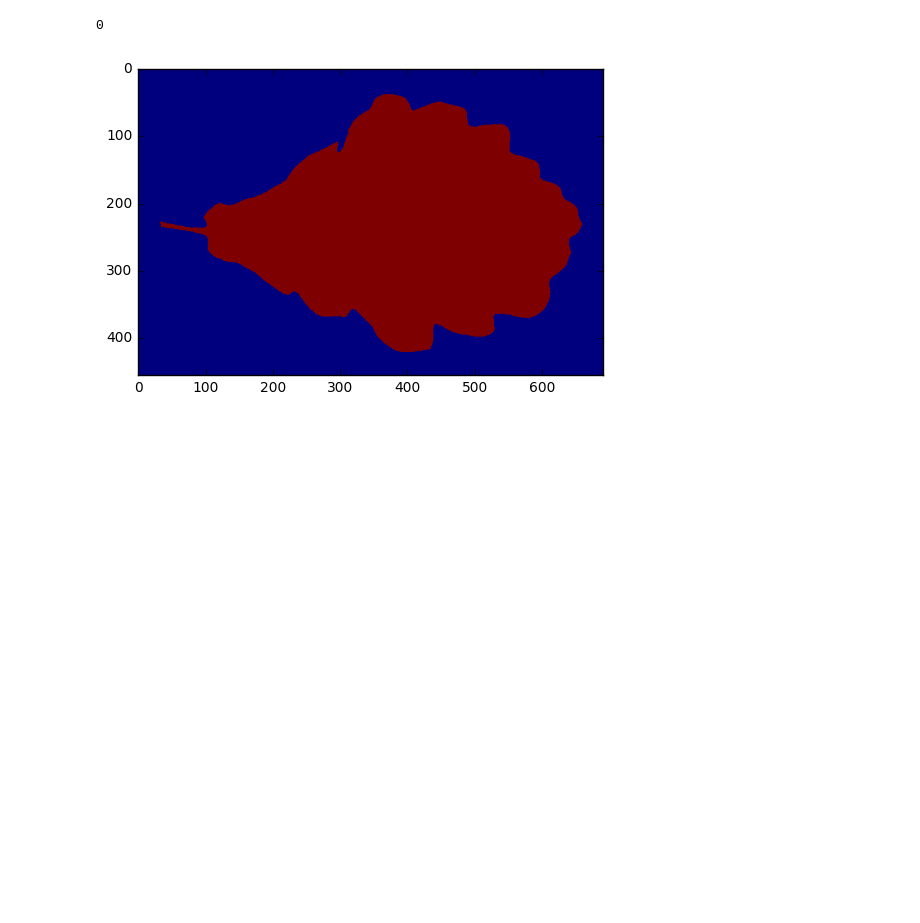
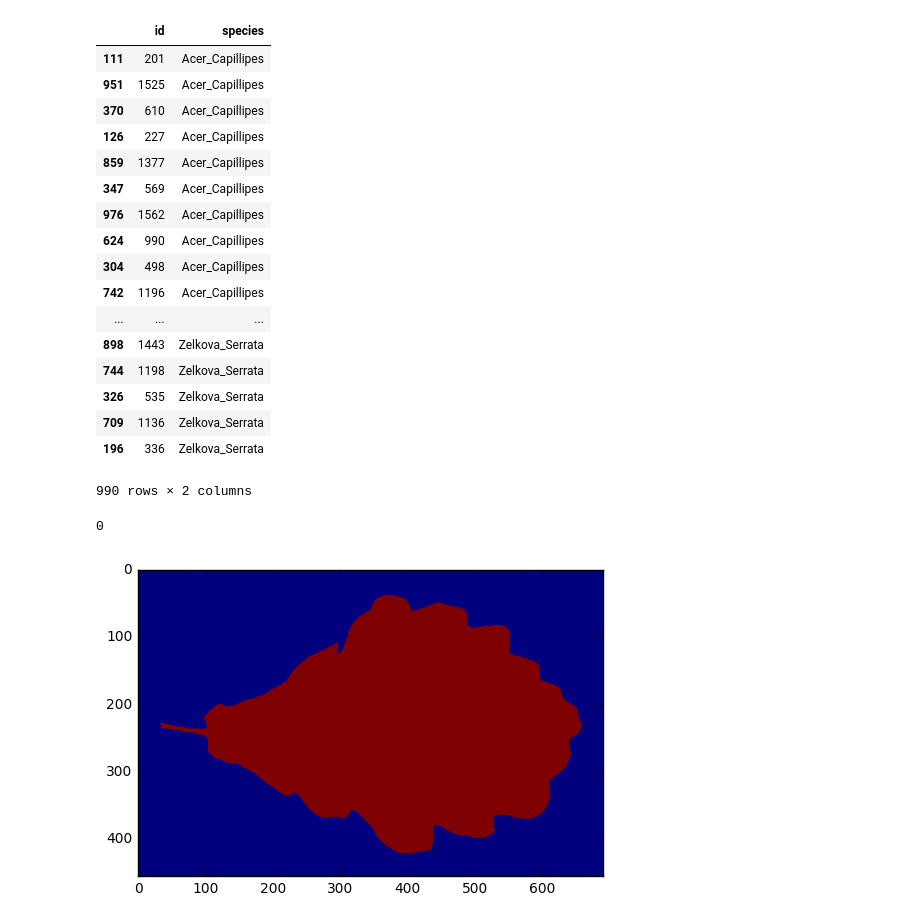
Before and after one commit to pearcewashabaugh/leaf_classifier, a Jupyter notebook: Basic_Stuff.ipynb, the cells around one changed output. Saved outputs shown, nothing was run; the diff lists cells and outputs as text; code cells hidden in the pictures; blank space fills up the shorter version.

```diff
--- a/Basic_Stuff.ipynb
+++ b/Basic_Stuff.ipynb
@@ -35,3 +35,24 @@ id_species_train
+# %%
+id_species_train_alph
+# %% [output]
+|  | id | species |
+| 111 | 201 | Acer_Capillipes |
+| 951 | 1525 | Acer_Capillipes |
+| 370 | 610 | Acer_Capillipes |
+| 126 | 227 | Acer_Capillipes |
+| 859 | 1377 | Acer_Capillipes |
+| 347 | 569 | Acer_Capillipes |
+| 976 | 1562 | Acer_Capillipes |
+| 624 | 990 | Acer_Capillipes |
+| 304 | 498 | Acer_Capillipes |
+| 742 | 1196 | Acer_Capillipes |
+| ... | ... | ... |
+| 898 | 1443 | Zelkova_Serrata |
+| 744 | 1198 | Zelkova_Serrata |
+| 326 | 535 | Zelkova_Serrata |
+| 709 | 1136 | Zelkova_Serrata |
+| 196 | 336 | Zelkova_Serrata |
+990 rows × 2 columns
 # %%
 import os
 import skimage as ski
```
Also changed, not shown: parts of 2 cells of this notebook, 1 other file.
